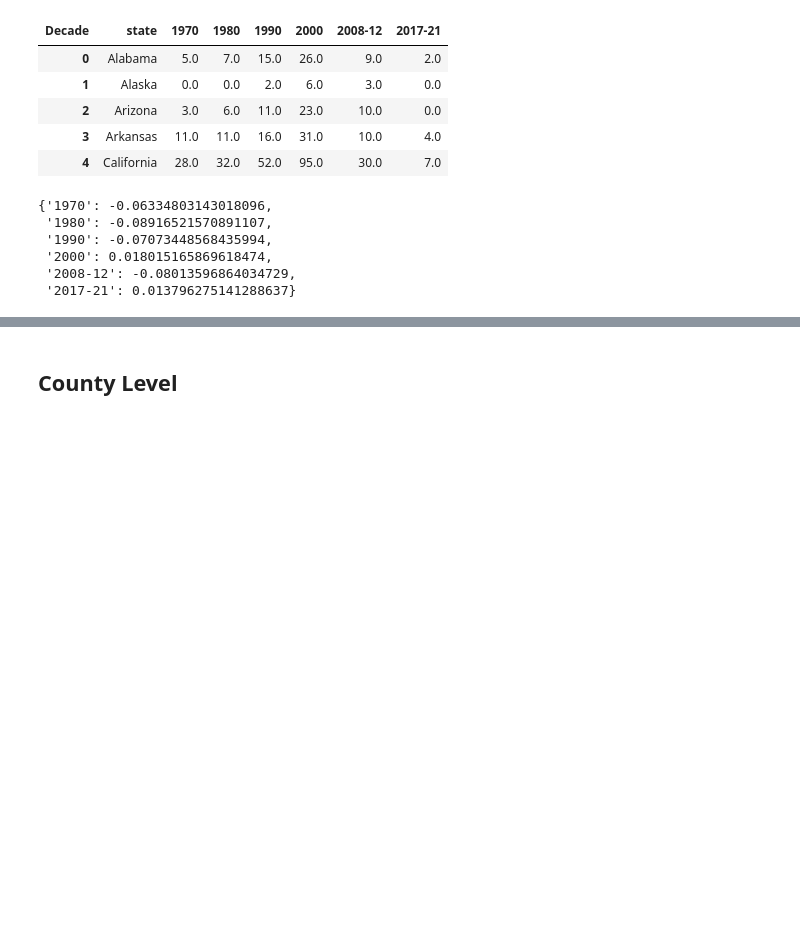
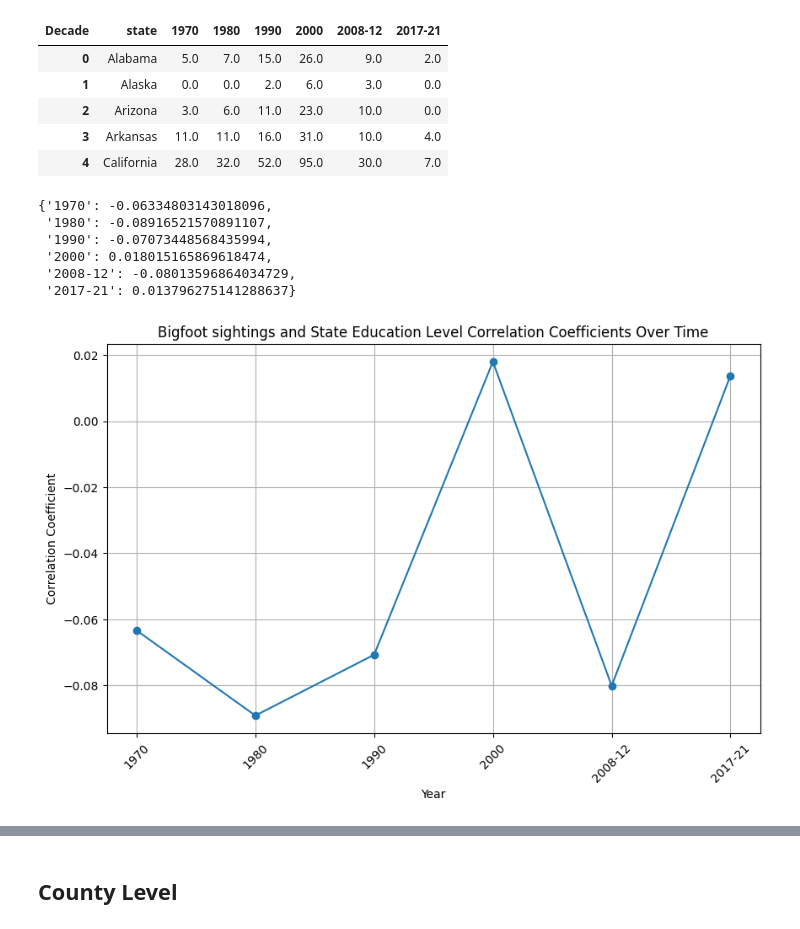
Before and after one commit to modestcharlie/2024Spr_projects, a Jupyter notebook: Final.ipynb, the cells around one changed output, grey strips where cells are left out. Saved outputs shown, nothing was run; the diff lists cells and outputs as text; code cells hidden in the pictures; blank space fills up the shorter version.

Commit message:
Update Education Level Analysis

```diff
--- a/Final.ipynb
+++ b/Final.ipynb
@@ -381,3 +381,15 @@ correlation_dict
  '2000': 0.018015165869618474,
  '2008-12': -0.08013596864034729,
  '2017-21': 0.013796275141288637}
+# %%
+state_education_correlation_df = pd.DataFrame(list(correlation_dict.items()), columns=['Year', 'Correlation'])
+plt.figure(figsize=(10, 6))
+plt.plot(state_education_correlation_df['Year'], state_education_correlation_df['Correlation'], marker='o')
+plt.title('Bigfoot sightings and State Education Level Correlation Coefficients Over Time')
+plt.xlabel('Year')
+plt.ylabel('Correlation Coefficient')
+plt.grid(True)
+plt.xticks(rotation=45)
+plt.show()
+# %% [output]
+[figure, added]
```
Also changed, not shown: parts of 3 cells of this notebook.
